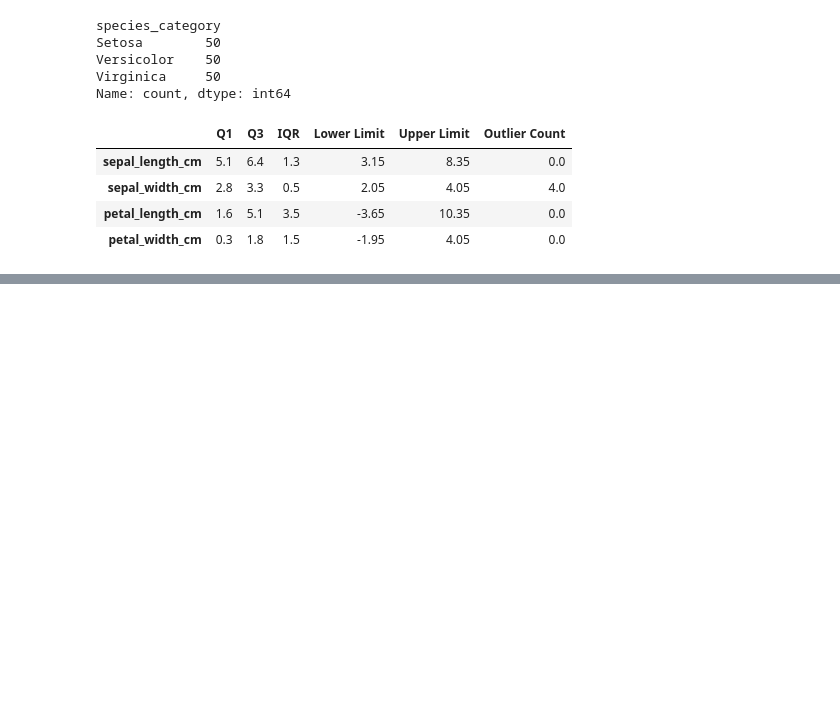
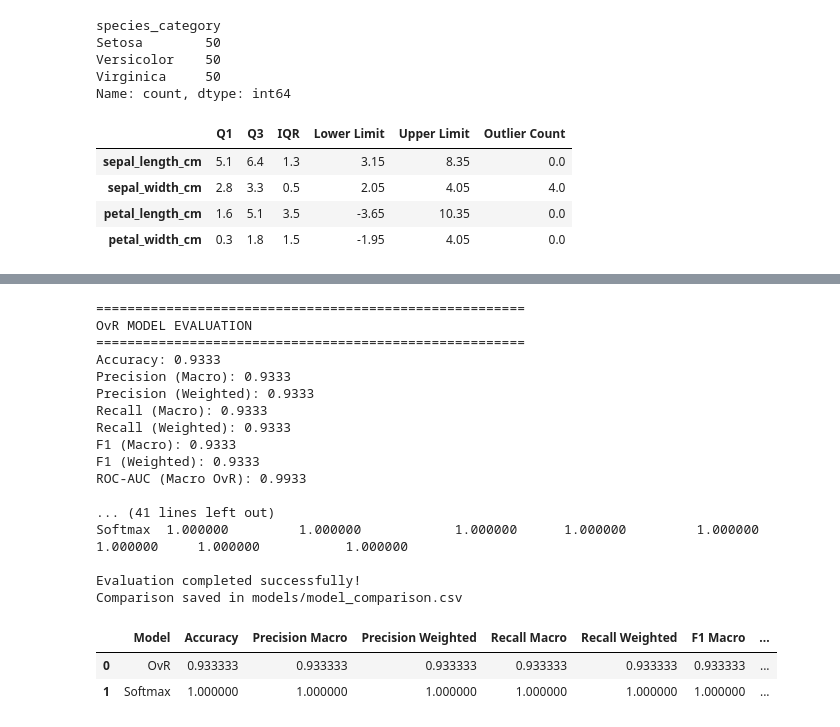
Before and after one commit to NityaJaiswal/iris-flower-classifier, a Jupyter notebook: notebooks/iris_classification_analysis.ipynb, the cells around one changed output, grey strips where cells are left out. Saved outputs shown, nothing was run; the diff lists cells and outputs as text; code cells hidden in the pictures; blank space fills up the shorter version.

```diff
--- a/notebooks/iris_classification_analysis.ipynb
+++ b/notebooks/iris_classification_analysis.ipynb
@@ -230,0 +303,27 @@ EDA visualization generation completed.
+# %%
+from src.evaluate_model import evaluate_models
+
+evaluate_models()
+comparison = pd.read_csv(PROJECT_ROOT / "models" / "model_comparison.csv")
+display(comparison)
+# %% [output]
+=======================================================
+OvR MODEL EVALUATION
+=======================================================
+Accuracy: 0.9333
+Precision (Macro): 0.9333
+Precision (Weighted): 0.9333
+Recall (Macro): 0.9333
+Recall (Weighted): 0.9333
+F1 (Macro): 0.9333
+F1 (Weighted): 0.9333
+ROC-AUC (Macro OvR): 0.9933
+
+... (41 lines left out)
+Softmax  1.000000         1.000000            1.000000      1.000000         1.000000  1.000000     1.000000           1.000000
+
+Evaluation completed successfully!
+Comparison saved in models/model_comparison.csv
+|  | Model | Accuracy | Precision Macro | Precision Weighted | Recall Macro | Recall Weighted | F1 Macro | ... |
+| 0 | OvR | 0.933333 | 0.933333 | 0.933333 | 0.933333 | 0.933333 | 0.933333 | ... |
+| 1 | Softmax | 1.000000 | 1.000000 | 1.000000 | 1.000000 | 1.000000 | 1.000000 | ... |
```
Also changed, not shown: parts of 14 cells of this notebook, 34 other files.
